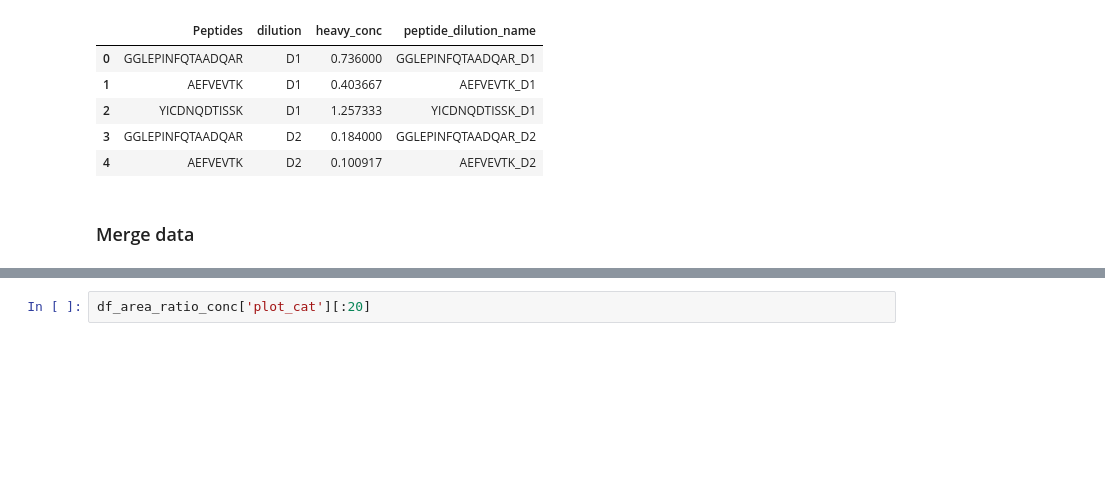
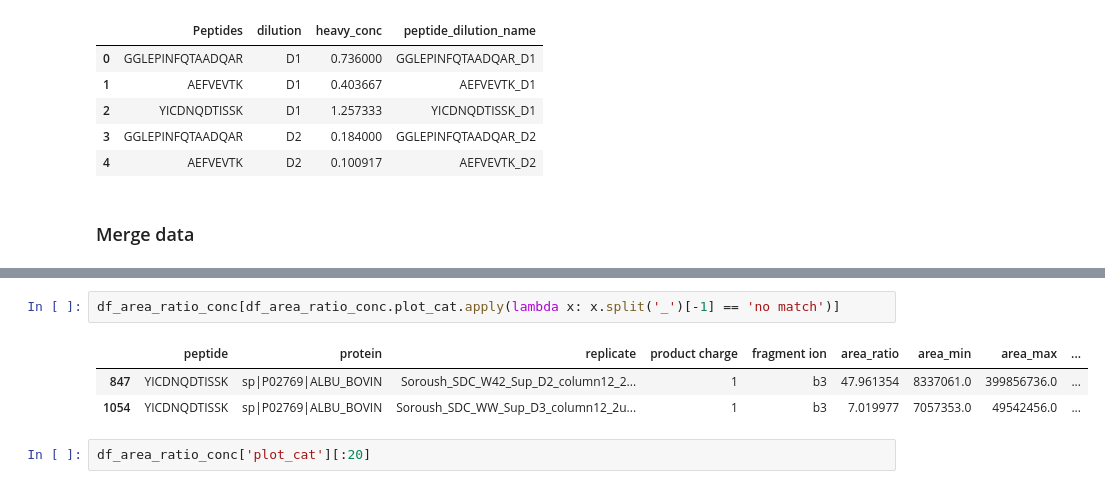
Before and after one commit to nma124/proteomics, a Jupyter notebook: notebooks/ms/003-ms-soroush-2.ipynb, the cells around one changed output, grey strips where cells are left out. Cells and saved outputs as stored; diff of their text form; blank space fills up the shorter version.

```diff
--- a/notebooks/ms/003-ms-soroush-2.ipynb
+++ b/notebooks/ms/003-ms-soroush-2.ipynb
@@ -212,6 +209,12 @@ df_area_ratio_conc.head()
 | 2 | AEFVEVTK | sp|P02769|ALBU_BOVIN | Soroush_SDC_W1730_Sup_D0_column12... | 1 | y4 | 0.000017 | 6.640748e+08 | 11599.0 | ... |
 | 3 | AEFVEVTK | sp|P02769|ALBU_BOVIN | Soroush_SDC_W1730_Sup_D0_column12... | 1 | y5 | 0.000003 | 8.254646e+08 | 2376.0 | ... |
 | 4 | AEFVEVTK | sp|P02769|ALBU_BOVIN | Soroush_SDC_W1730_Sup_D0_column12... | 1 | y6 | 0.000171 | 2.778528e+09 | 475204.0 | ... |
+# %%
+df_area_ratio_conc[df_area_ratio_conc.plot_cat.apply(lambda x: x.split('_')[-1] == 'no match')]
+# %% [output]
+|  | peptide | protein | replicate | product charge | fragment ion | area_ratio | area_min | area_max | ... |
+| 847 | YICDNQDTISSK | sp|P02769|ALBU_BOVIN | Soroush_SDC_W42_Sup_D2_column12_2... | 1 | b3 | 47.961354 | 8337061.0 | 399856736.0 | ... |
+| 1054 | YICDNQDTISSK | sp|P02769|ALBU_BOVIN | Soroush_SDC_WW_Sup_D3_column12_2u... | 1 | b3 | 7.019977 | 7057353.0 | 49542456.0 | ... |
 # %%
 df_area_ratio_conc['plot_cat'][:20]
 # %% [output]
```
Also changed, not shown: parts of 6 cells of this notebook.
